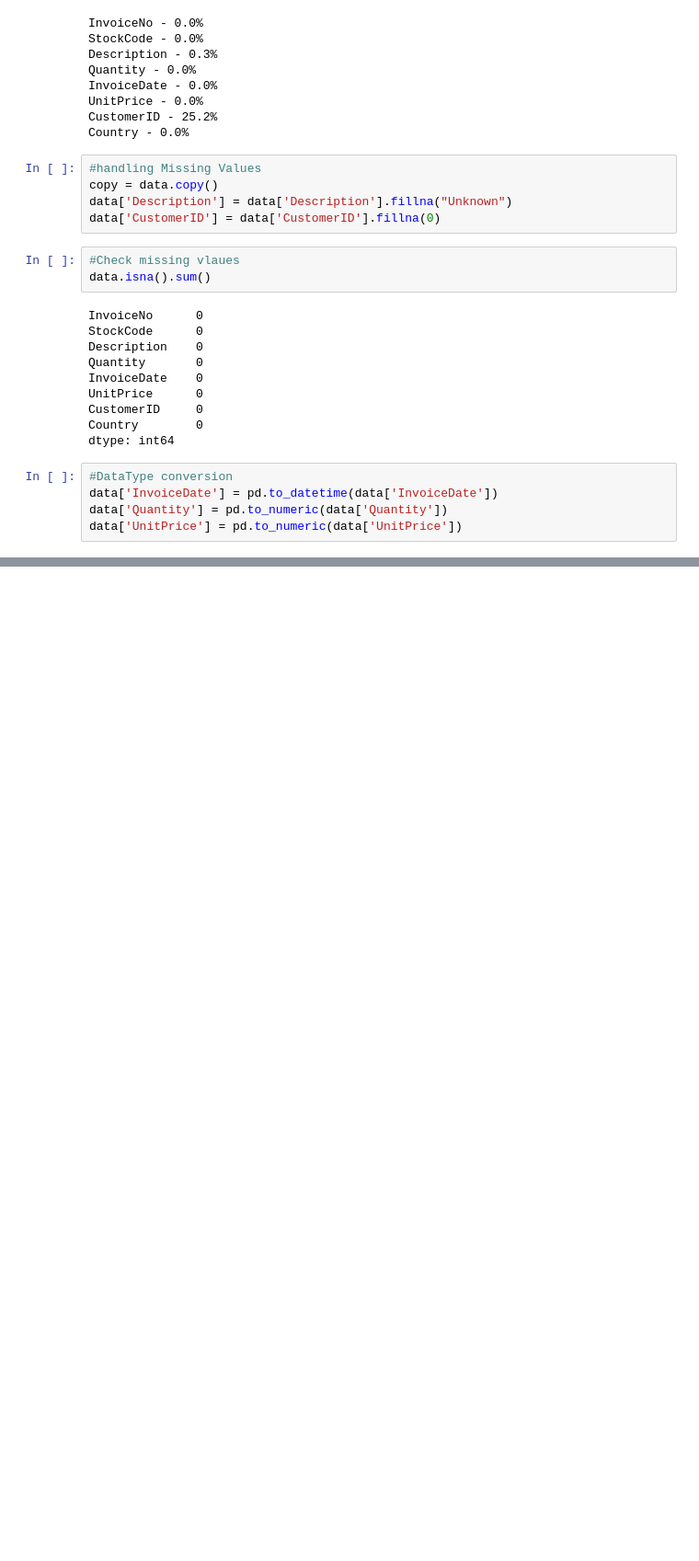
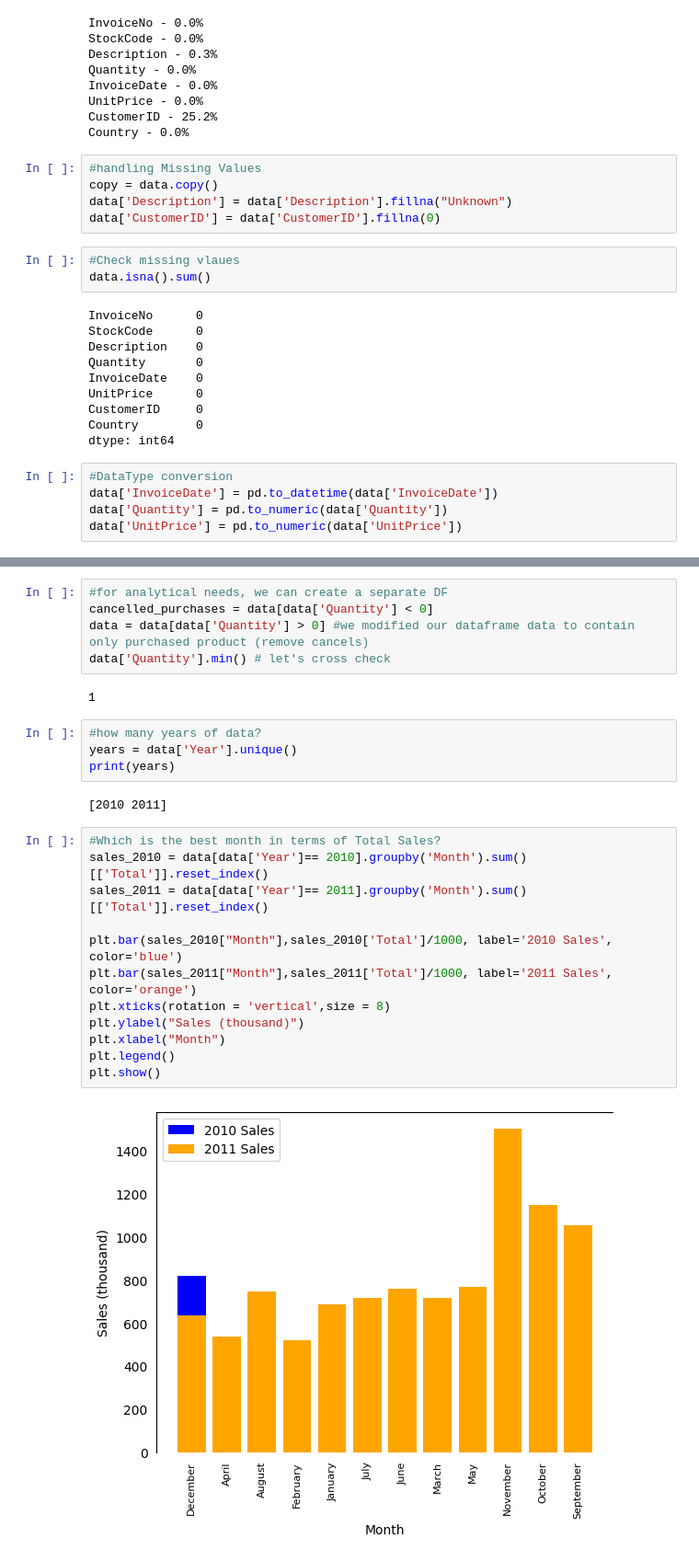
Before and after one commit to girish-kumar-l/data-analytics, a Jupyter notebook: E_commerce.ipynb, the cells around one changed output, grey strips where cells are left out. Shown at 92% size. Cells and saved outputs as stored; diff of their text form; blank space fills up the shorter version.

```diff
--- a/E_commerce.ipynb
+++ b/E_commerce.ipynb
@@ -118,0 +174,27 @@ data['Total'] = data['Quantity']*data['UnitPrice']
+# %%
+#for analytical needs, we can create a separate DF
+cancelled_purchases = data[data['Quantity'] < 0]
+data = data[data['Quantity'] > 0] #we modified our dataframe data to contain only purchased product (remove cancels)
+data['Quantity'].min() # let's cross check
+# %% [output]
+1
+# %%
+#how many years of data?
+years = data['Year'].unique()
+print(years)
+# %% [output]
+[2010 2011]
+# %%
+#Which is the best month in terms of Total Sales?
+sales_2010 = data[data['Year']== 2010].groupby('Month').sum()[['Total']].reset_index()
+sales_2011 = data[data['Year']== 2011].groupby('Month').sum()[['Total']].reset_index()
+
+plt.bar(sales_2010["Month"],sales_2010['Total']/1000, label='2010 Sales', color='blue')
+plt.bar(sales_2011["Month"],sales_2011['Total']/1000, label='2011 Sales', color='orange')
+plt.xticks(rotation = 'vertical',size = 8)
+plt.ylabel("Sales (thousand)")
+plt.xlabel("Month")
+plt.legend()
+plt.show()
+# %% [output]
+[figure, added]
```
Also changed, not shown: parts of 13 cells of this notebook.
